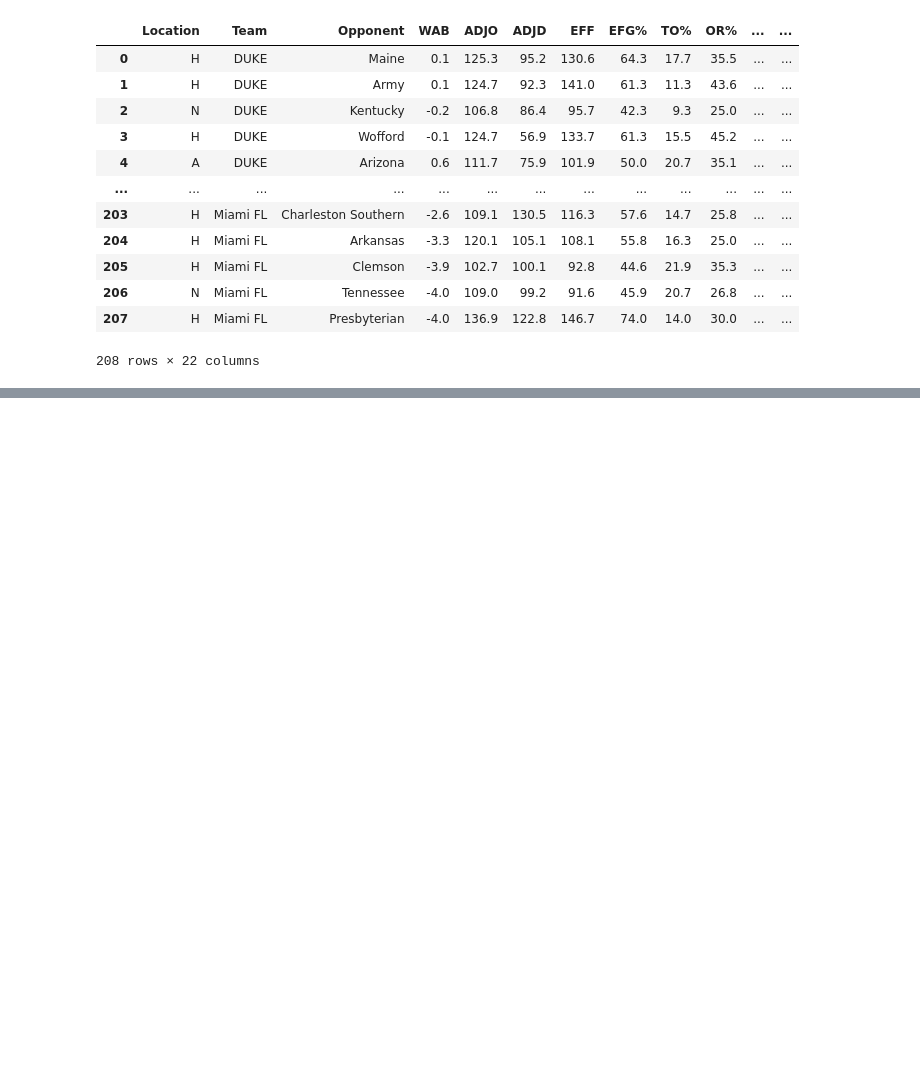
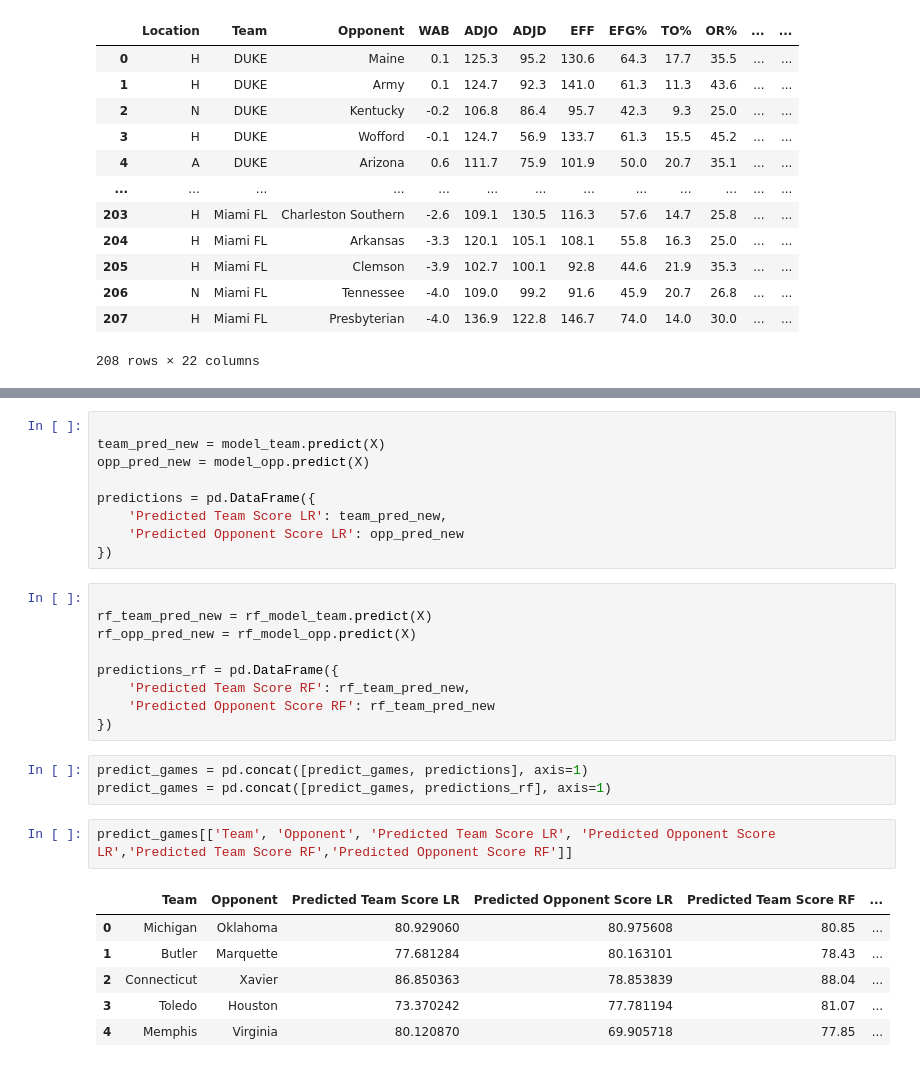
Before and after one commit to visheshgupta19/Stats_competition-, a Jupyter notebook: model_test.ipynb, the cells around one changed output, grey strips where cells are left out. Drawn from its saved outputs; the diff is of its cells as text; blank space fills up the shorter version.

```diff
--- a/model_test.ipynb
+++ b/model_test.ipynb
@@ -148,0 +175,30 @@ Opponent Score Accuracy: 71.43%
+# %%
+
+team_pred_new = model_team.predict(X)
+opp_pred_new = model_opp.predict(X)
+
+predictions = pd.DataFrame({
+    'Predicted Team Score LR': team_pred_new,
+    'Predicted Opponent Score LR': opp_pred_new
+})
+# %%
+
+rf_team_pred_new = rf_model_team.predict(X)
+rf_opp_pred_new = rf_model_opp.predict(X)
+
+predictions_rf = pd.DataFrame({
+    'Predicted Team Score RF': rf_team_pred_new,
+    'Predicted Opponent Score RF': rf_team_pred_new
+})
+# %%
+predict_games = pd.concat([predict_games, predictions], axis=1)
+predict_games = pd.concat([predict_games, predictions_rf], axis=1)
+# %%
+predict_games[['Team', 'Opponent', 'Predicted Team Score LR', 'Predicted Opponent Score LR','Predicted Team Score RF','Predicted Opponent Score RF']]
+# %% [output]
+|  | Team | Opponent | Predicted Team Score LR | Predicted Opponent Score LR | Predicted Team Score RF | ... |
+| 0 | Michigan | Oklahoma | 80.929060 | 80.975608 | 80.85 | ... |
+| 1 | Butler | Marquette | 77.681284 | 80.163101 | 78.43 | ... |
+| 2 | Connecticut | Xavier | 86.850363 | 78.853839 | 88.04 | ... |
+| 3 | Toledo | Houston | 73.370242 | 77.781194 | 81.07 | ... |
+| 4 | Memphis | Virginia | 80.120870 | 69.905718 | 77.85 | ... |
```
Also changed, not shown: parts of 15 cells of this notebook, 1 other file.
